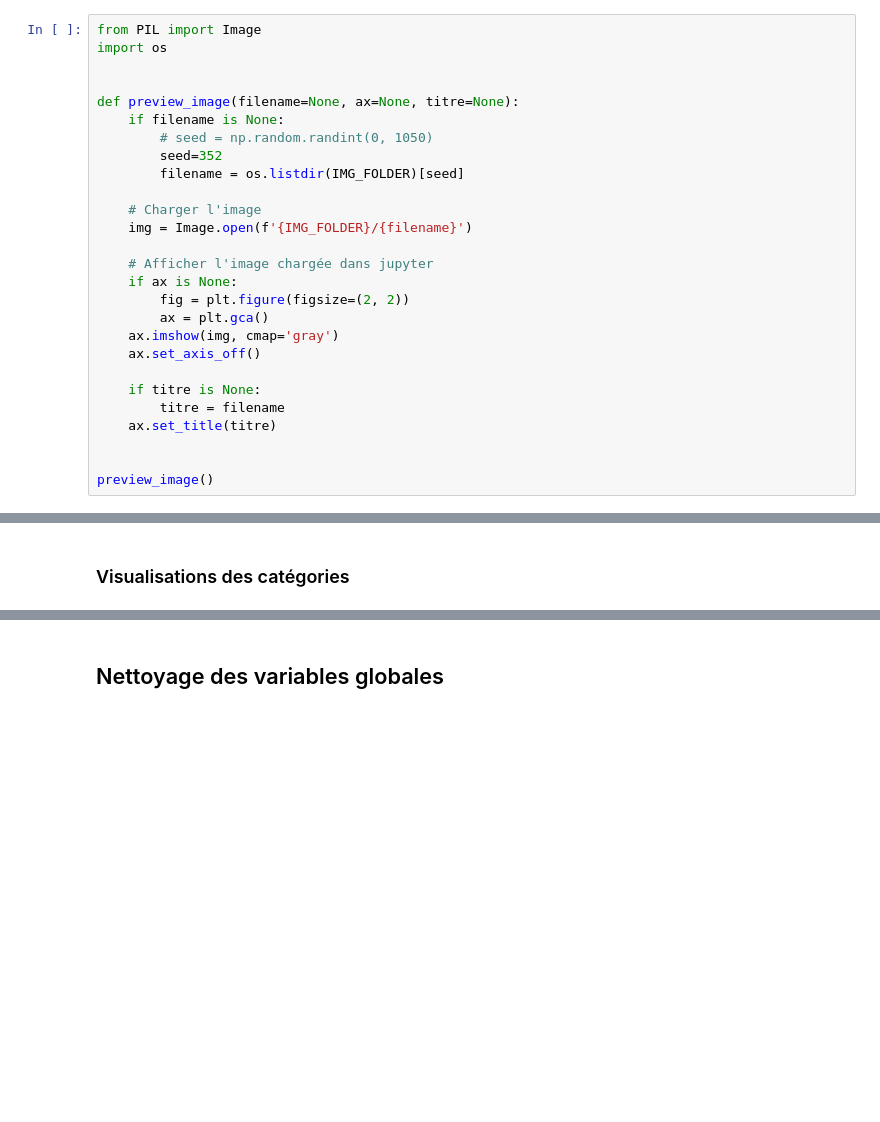
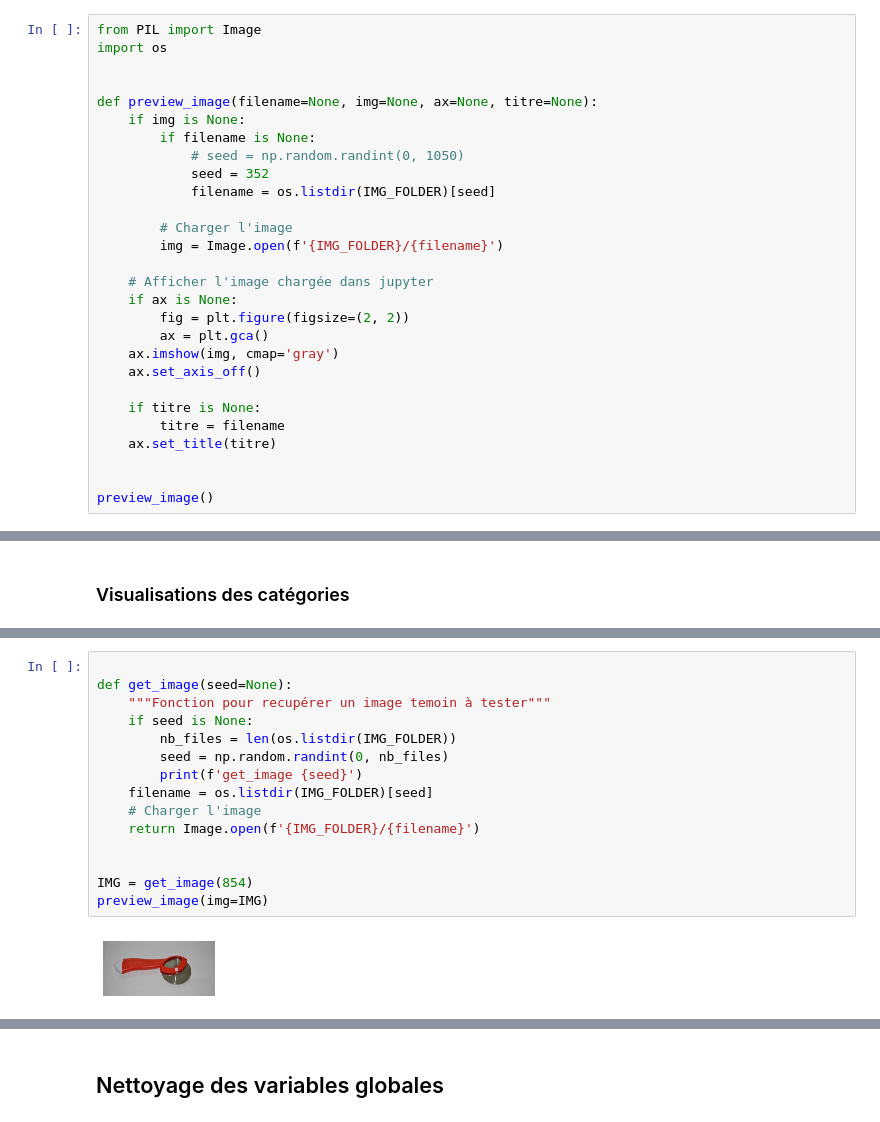
Before and after one commit to mrcreasey/oc-ds-p6-nlp-computer-vision, a Jupyter notebook: P6_02_image_classification.ipynb, the cells around one changed output, grey strips where cells are left out. Drawn from its saved outputs; the diff is of its cells as text; blank space fills up the shorter version.

Commit message:
add image preprocessing routines

```diff
--- a/P6_02_image_classification.ipynb
+++ b/P6_02_image_classification.ipynb
@@ -338,14 +339,15 @@ from PIL import Image
 import os
 
 
-def preview_image(filename=None, ax=None, titre=None):
-    if filename is None:
-        # seed = np.random.randint(0, 1050)
-        seed=352
-        filename = os.listdir(IMG_FOLDER)[seed]
+def preview_image(filename=None, img=None, ax=None, titre=None):
+    if img is None:
+        if filename is None:
+            # seed = np.random.randint(0, 1050)
+            seed = 352
+            filename = os.listdir(IMG_FOLDER)[seed]
 
-    # Charger l'image
-    img = Image.open(f'{IMG_FOLDER}/{filename}')
+        # Charger l'image
+        img = Image.open(f'{IMG_FOLDER}/{filename}')
 
     # Afficher l'image chargée dans jupyter
     if ax is None:
@@ -412,0 +440,17 @@ preview_images_by_category(df_data)
+# %%
+
+def get_image(seed=None):
+    """Fonction pour recupérer un image temoin à tester"""
+    if seed is None:
+        nb_files = len(os.listdir(IMG_FOLDER))
+        seed = np.random.randint(0, nb_files)
+        print(f'get_image {seed}')
+    filename = os.listdir(IMG_FOLDER)[seed]
+    # Charger l'image
+    return Image.open(f'{IMG_FOLDER}/{filename}')
+
+
+IMG = get_image(854)
+preview_image(img=IMG)
+# %% [output]
+[figure, added]
```
Also changed, not shown: parts of 31 cells of this notebook.
